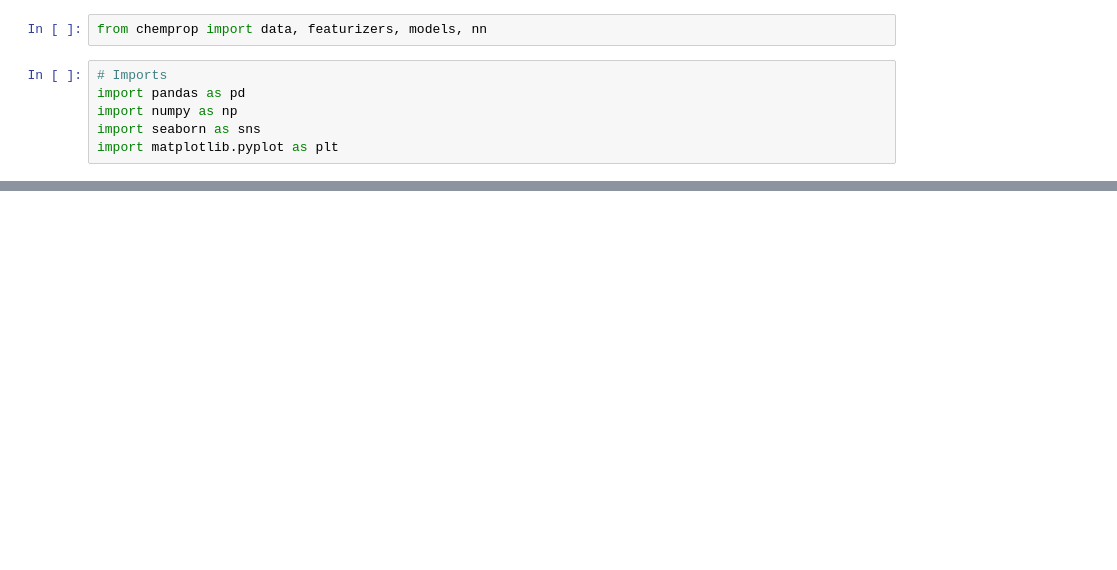
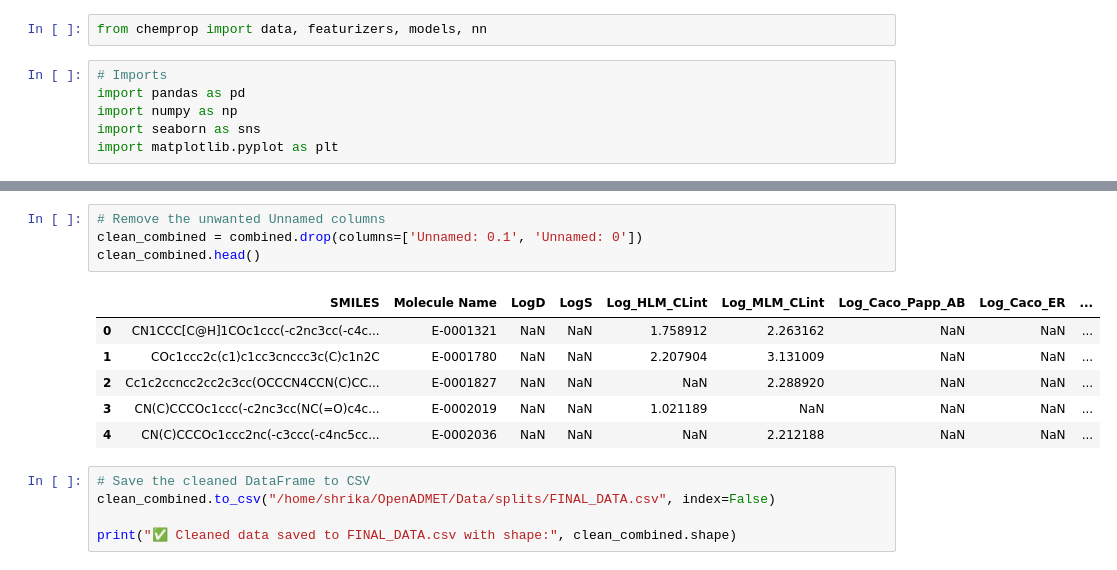
Before and after one commit to shrika-eddula/OpenADMET, a Jupyter notebook: data/data_cleaning/explore_data_distribution.ipynb, the cells around one changed output, grey strips where cells are left out. Saved outputs shown, nothing was run; the diff lists cells and outputs as text; blank space fills up the shorter version.

```diff
--- a/data/data_cleaning/explore_data_distribution.ipynb
+++ b/data/data_cleaning/explore_data_distribution.ipynb
@@ -37 +26,17 @@ Index(['SMILES', 'Molecule Name', 'LogD', 'LogS', 'Log_HLM_CLint',
       dtype='object')
+# %%
+# Remove the unwanted Unnamed columns
+clean_combined = combined.drop(columns=['Unnamed: 0.1', 'Unnamed: 0'])
+clean_combined.head()
+# %% [output]
+|  | SMILES | Molecule Name | LogD | LogS | Log_HLM_CLint | Log_MLM_CLint | Log_Caco_Papp_AB | Log_Caco_ER | ... |
+| 0 | CN1CCC[C@H]1COc1ccc(-c2nc3cc(-c4c... | E-0001321 | NaN | NaN | 1.758912 | 2.263162 | NaN | NaN | ... |
+| 1 | COc1ccc2c(c1)c1cc3cnccc3c(C)c1n2C | E-0001780 | NaN | NaN | 2.207904 | 3.131009 | NaN | NaN | ... |
+| 2 | Cc1c2ccncc2cc2c3cc(OCCCN4CCN(C)CC... | E-0001827 | NaN | NaN | NaN | 2.288920 | NaN | NaN | ... |
+| 3 | CN(C)CCCOc1ccc(-c2nc3cc(NC(=O)c4c... | E-0002019 | NaN | NaN | 1.021189 | NaN | NaN | NaN | ... |
+| 4 | CN(C)CCCOc1ccc2nc(-c3ccc(-c4nc5cc... | E-0002036 | NaN | NaN | NaN | 2.212188 | NaN | NaN | ... |
+# %%
+# Save the cleaned DataFrame to CSV
+clean_combined.to_csv("/home/shrika/OpenADMET/Data/splits/FINAL_DATA.csv", index=False)
+
+print("✅ Cleaned data saved to FINAL_DATA.csv with shape:", clean_combined.shape)
```
Also changed, not shown: parts of 4 cells of this notebook, 5 other files.
